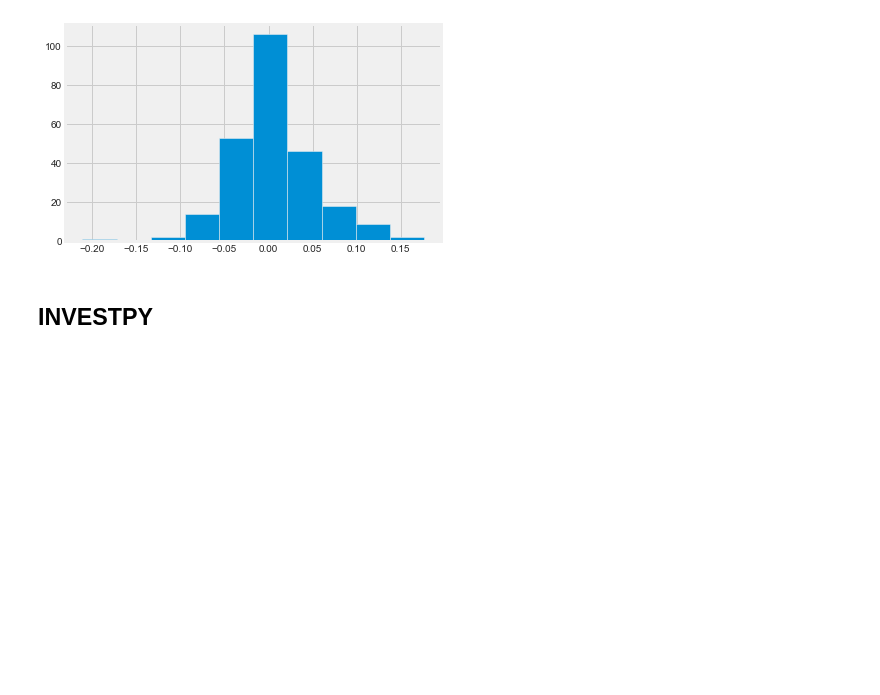
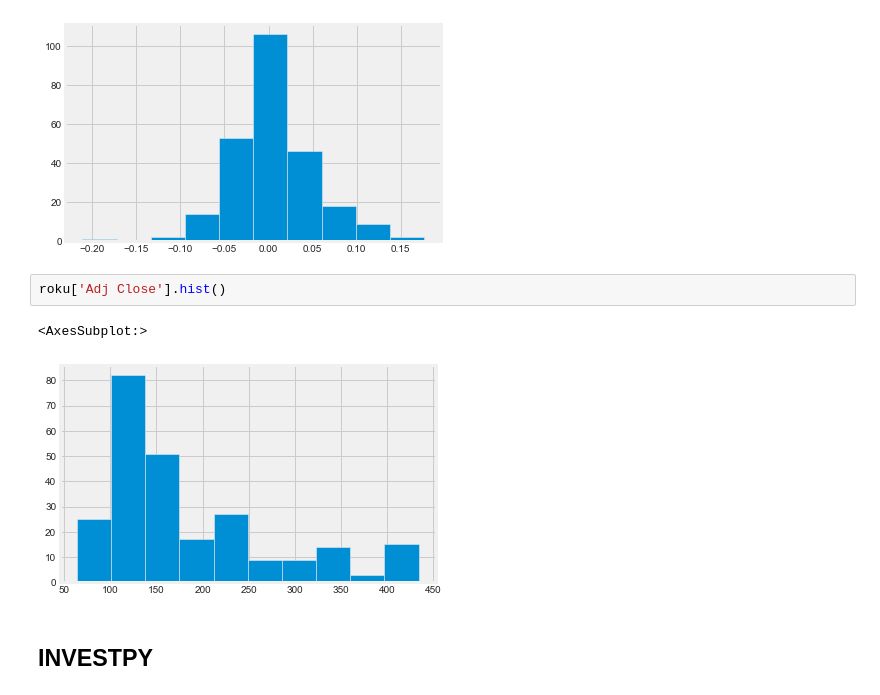
Before and after one commit to adharangaonkar/Machine-Learning-in-Finance, a Jupyter notebook: Stocks EDA.ipynb, the cells around one changed output. Saved outputs shown, nothing was run; the diff lists cells and outputs as text; blank space fills up the shorter version.

```diff
--- a/Stocks EDA.ipynb
+++ b/Stocks EDA.ipynb
@@ -123,6 +123,11 @@ roku['Daily Return'].hist()
 # %% [output]
 <AxesSubplot:>
 [figure]
+# %%
+roku['Adj Close'].hist()
+# %% [output]
+<AxesSubplot:>
+[figure, added]
 # %% [markdown]
 ## INVESTPY
 # %%
```
